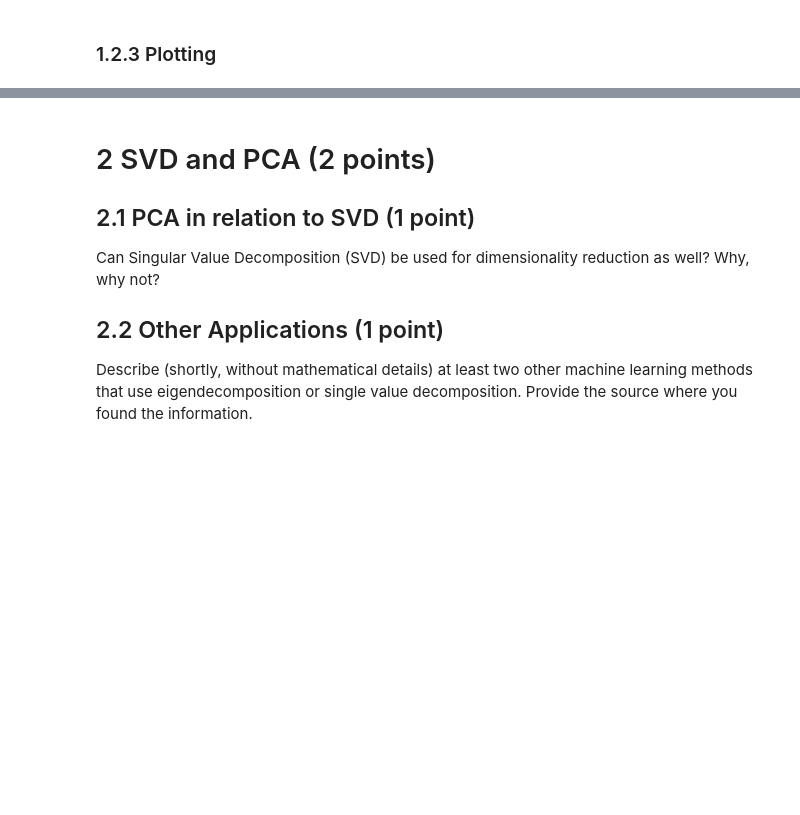
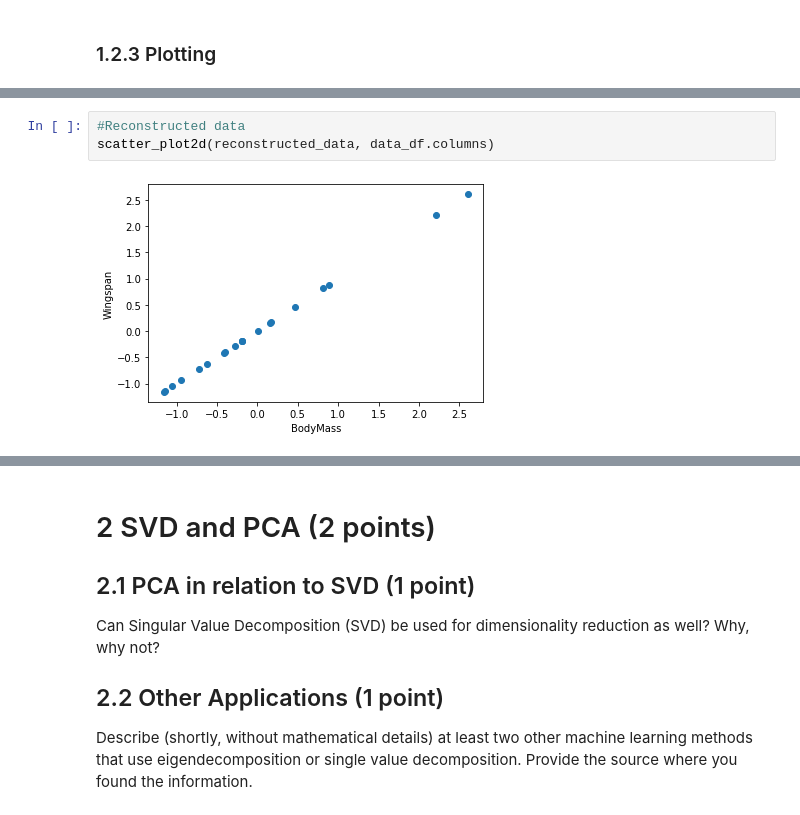
Before and after one commit to tsimafeip/LCT-master-course, a Jupyter notebook: UdS/WinterSemester/NeuralNetworks/Assignments/assignment1/PrakapenkaAtkins_HW1.ipynb, the cells around one changed output, grey strips where cells are left out. Cells and saved outputs as stored; diff of their text form; blank space fills up the shorter version.

```diff
--- a/UdS/WinterSemester/NeuralNetworks/Assignments/assignment1/PrakapenkaAtkins_HW1.ipynb
+++ b/UdS/WinterSemester/NeuralNetworks/Assignments/assignment1/PrakapenkaAtkins_HW1.ipynb
@@ -210,0 +208,5 @@ pltPreProcessed()
+# %%
+#Reconstructed data
+scatter_plot2d(reconstructed_data, data_df.columns)
+# %% [output]
+[figure, added]
```
Also changed, not shown: parts of 25 cells of this notebook.
